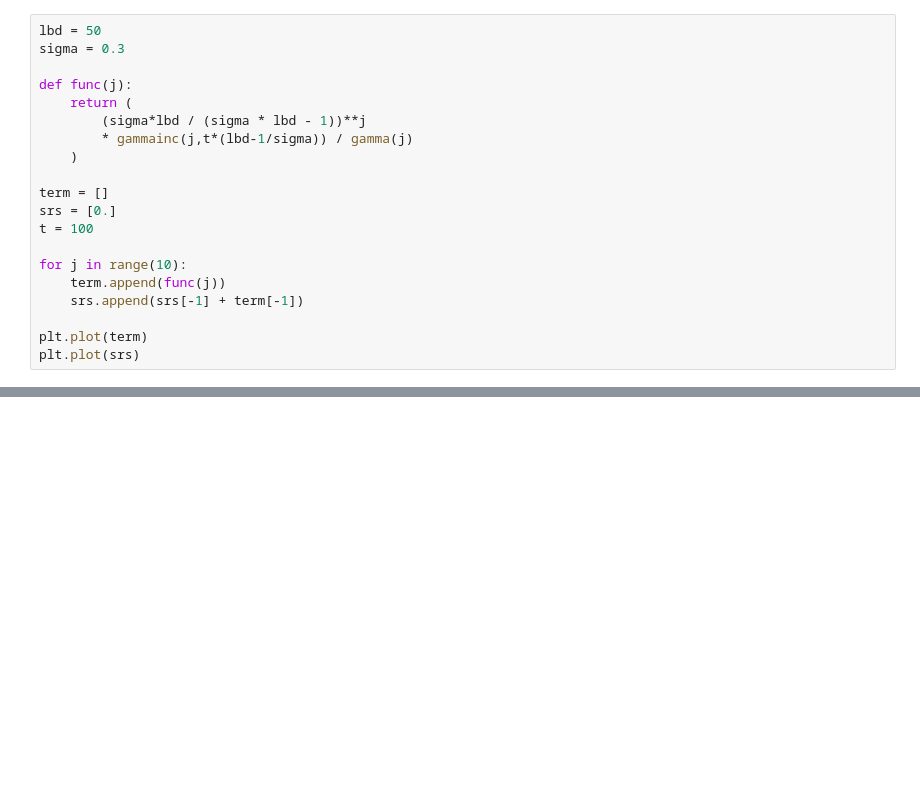
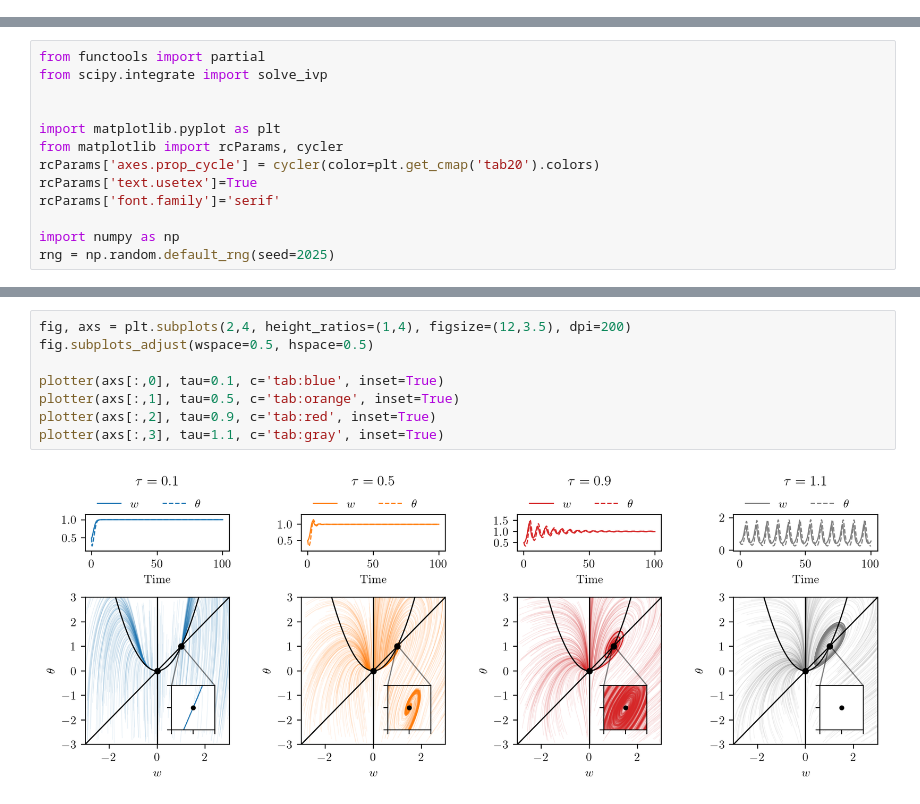
Before and after one commit to janko-petkovic/drawer, a Jupyter notebook: notebooks/squadra.ipynb, the cells around one changed output, grey strips where cells are left out. Drawn from its saved outputs; the diff is of its cells as text; blank space fills up the shorter version.

```diff
--- a/notebooks/squadra.ipynb
+++ b/notebooks/squadra.ipynb
@@ -91,20 +0,0 @@ from scipy.special import gamma, gammainc
-# %%
-lbd = 50
-sigma = 0.3
-
-def func(j):
-    return (
-        (sigma*lbd / (sigma * lbd - 1))**j
-        * gammainc(j,t*(lbd-1/sigma)) / gamma(j)
-    )
-
-term = []
-srs = [0.]
-t = 100
-
-for j in range(10):
-    term.append(func(j))
-    srs.append(srs[-1] + term[-1])
-
-plt.plot(term)
-plt.plot(srs)
@@ -113,0 +11,13 @@ plt.plot(srs)
+# %%
+from functools import partial
+from scipy.integrate import solve_ivp
+
+
+import matplotlib.pyplot as plt
+from matplotlib import rcParams, cycler
+rcParams['axes.prop_cycle'] = cycler(color=plt.get_cmap('tab20').colors)
+rcParams['text.usetex']=True
+rcParams['font.family']='serif'
+
+import numpy as np
+rng = np.random.default_rng(seed=2025)
@@ -113,0 +84,10 @@ plt.plot(srs)
+# %%
+fig, axs = plt.subplots(2,4, height_ratios=(1,4), figsize=(12,3.5), dpi=200)
+fig.subplots_adjust(wspace=0.5, hspace=0.5)
+
+plotter(axs[:,0], tau=0.1, c='tab:blue', inset=True)
+plotter(axs[:,1], tau=0.5, c='tab:orange', inset=True)
+plotter(axs[:,2], tau=0.9, c='tab:red', inset=True)
+plotter(axs[:,3], tau=1.1, c='tab:gray', inset=True)
+# %% [output]
+[figure, added]
```
Also changed, not shown: parts of 13 cells of this notebook, 20 other files.
